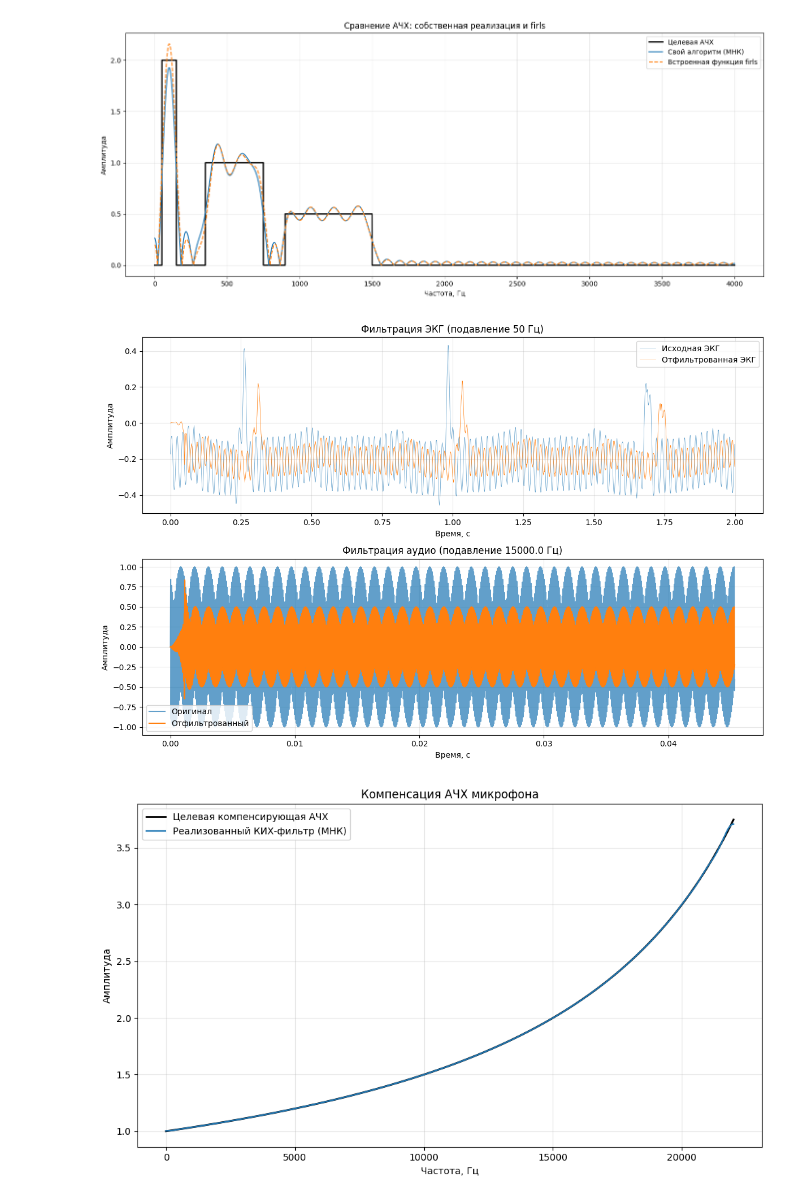
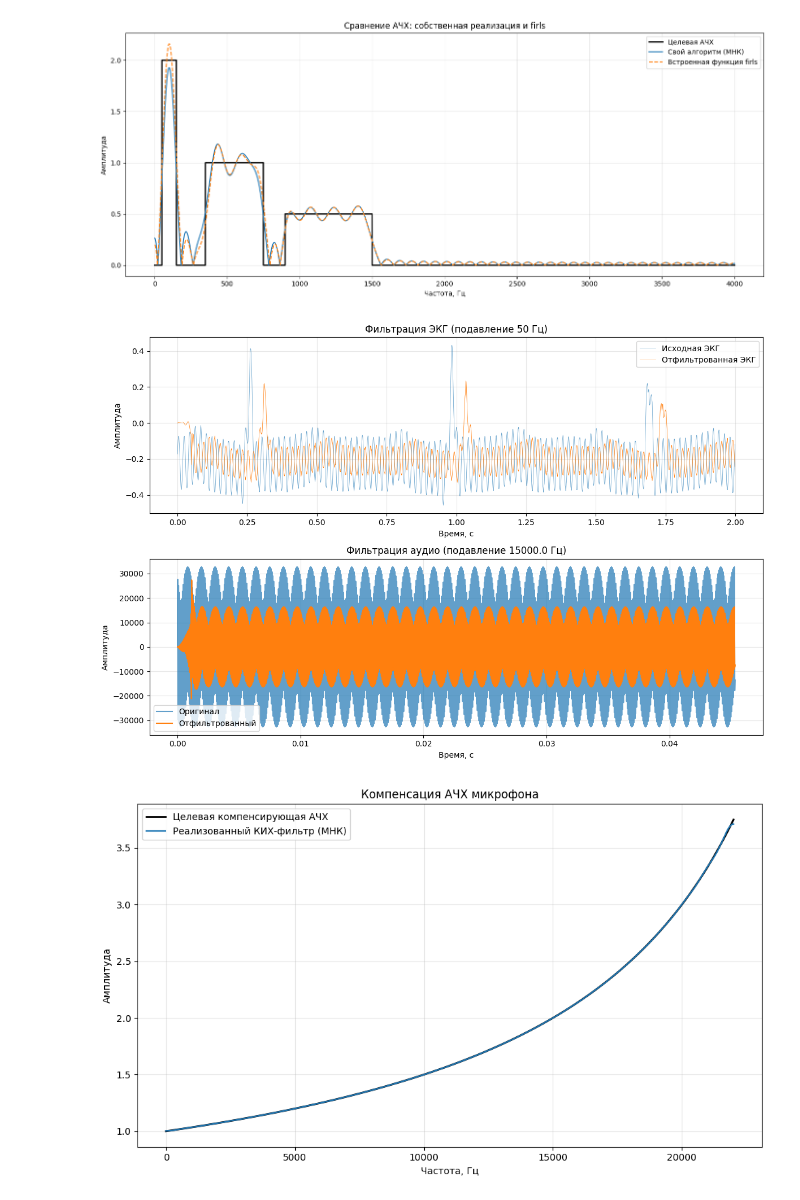
Before and after one commit to Akhazriil/Homework, a Jupyter notebook: DSP/lab3/lab3.ipynb, the cells around one changed output. Drawn from its saved outputs; the diff is of its cells as text; code cells hidden in the pictures.

```diff
--- a/DSP/lab3/lab3.ipynb
+++ b/DSP/lab3/lab3.ipynb
@@ -67,56 +80,62 @@ import matplotlib.pyplot as plt
 from scipy.signal import firls, freqz, lfilter
 from scipy.io import wavfile
 
-fs_audio, x_audio = wavfile.read('data/tune.wav')
-if x_audio.ndim > 1:
-    x_audio = x_audio.mean(axis=1)
+fs_audio, x_audio = wavfile.read('tune.wav')
 x_audio = x_audio.astype(np.float64)
-x_audio /= np.max(np.abs(x_audio))
 
+
+# Вычисление спектра сигнала для поиска доминирующей частоты шума
 X_audio = np.fft.rfft(x_audio)
 freqs_audio = np.fft.rfftfreq(len(x_audio), 1 / fs_audio)
+# Исключаем нулевой индекс (постоянную составляющую) из поиска максимума
 idx_noise = np.argmax(np.abs(X_audio)[1:]) + 1
 f_noise = freqs_audio[idx_noise]
 
+# Проектирование режекторного КИХ-фильтра для подавления выявленной помехи
+# Полоса подавления ограничена частотами [f_noise - 20, f_noise + 20] Гц
 bw_audio = 20
 h_audio = firls(101, [0, f_noise - bw_audio, f_noise + bw_audio, fs_audio / 2], [1, 0, 1, 1], fs=fs_audio)
+# Применение спроектированного фильтра к исходному сигналу
 y_audio = lfilter(h_audio, 1, x_audio)
 
-ecg_data = np.loadtxt('data/ecg.dat')
+ecg_data = np.loadtxt('ecg.dat')
 t_ecg = ecg_data[:, 0]
 x_ecg = ecg_data[:, 1]
 fs_ecg = int(round(1 / (t_ecg[1] - t_ecg[0])))
 
+# Проектирование режекторного фильтра для удаления сетевой наводки 50 Гц
+# Полоса подавления ограничена частотами [48, 52] Гц
 f_50 = 50
 bw_ecg = 2
 h_ecg = firls(101, [0, f_50 - bw_ecg, f_50 + bw_ecg, fs_ecg / 2], [1, 0, 1, 1], fs=fs_ecg)
+# Фильтрация зашумленного сигнала ЭКГ
 y_ecg = lfilter(h_ecg, 1, x_ecg)
 
 plt.figure(figsize=(12, 8))
 
 plt.subplot(2, 1, 1)
 plot_len_ecg = min(len(x_ecg), 2000)
 plt.plot(t_ecg[:plot_len_ecg], x_ecg[:plot_len_ecg], label='Исходная ЭКГ', alpha=0.7, linewidth=0.5)
 plt.plot(t_ecg[:plot_len_ecg], y_ecg[:plot_len_ecg], label='Отфильтрованная ЭКГ', linewidth=0.5)
 plt.title('Фильтрация ЭКГ (подавление 50 Гц)')
 plt.xlabel('Время, с')
 plt.ylabel('Амплитуда')
 plt.legend()
 plt.grid(alpha=0.3)
 
 plt.subplot(2, 1, 2)
 t_audio = np.arange(len(x_audio)) / fs_audio
 plot_len_audio = min(len(x_audio), 2000)
 plt.plot(t_audio[:plot_len_audio], x_audio[:plot_len_audio], label='Оригинал', alpha=0.7)
 plt.plot(t_audio[:plot_len_audio], y_audio[:plot_len_audio], label='Отфильтрованный')
 plt.title(f'Фильтрация аудио (подавление {f_noise:.1f} Гц)')
 plt.xlabel('Время, с')
 plt.ylabel('Амплитуда')
 plt.legend()
 plt.grid(alpha=0.3)
 
 plt.tight_layout()
 plt.show()
 # %% [output]
-[figure, old version]
+[figure, new version]
 # %%
```
Also changed, not shown: parts of 2 cells of this notebook.
